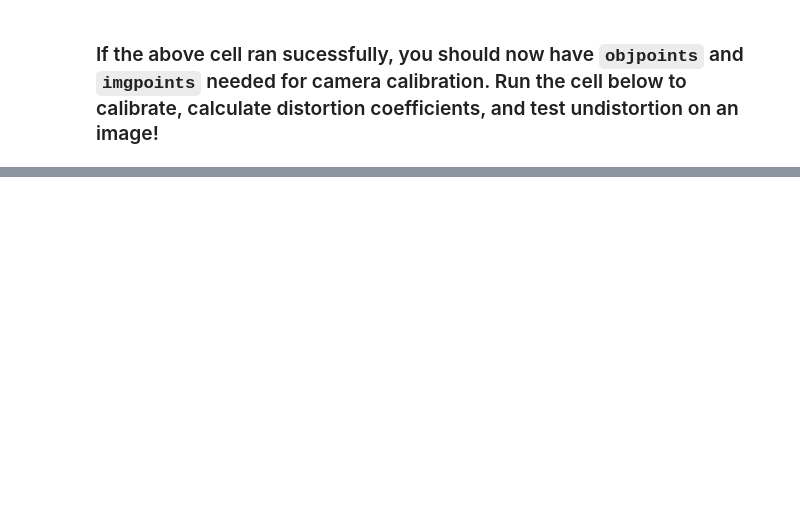
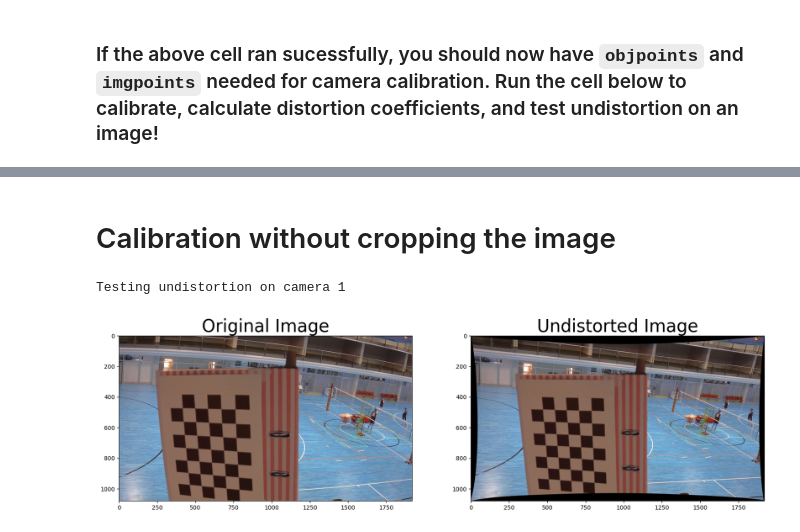
Before and after one commit to Elia-Tomaselli/CV-CameraCalibration, a Jupyter notebook: SMART-VIDEO_camera_calibration.ipynb, the cells around one changed output, grey strips where cells are left out. Cells and saved outputs as stored; diff of their text form; code cells hidden in the pictures; blank space fills up the shorter version.

```diff
--- a/SMART-VIDEO_camera_calibration.ipynb
+++ b/SMART-VIDEO_camera_calibration.ipynb
@@ -97,6 +100,7 @@ for camera in cameras_info:
         # Skip frames based on the frame_skip value
         if frame_count % frame_skip == 0:
             # Resize the frame to the new_resolution
+            real_img = img
             img = cv2.resize(img, new_resolution)
             gray = cv2.cvtColor(img, cv2.COLOR_BGR2GRAY)
 
@@ -127,6 +131,9 @@ for camera in cameras_info:
                     frame_skip = 15
                     frame_filename = os.path.join(output_dir, f"quadrant_{quadrant}_frame_{quadrant_frame_count[quadrant]}.jpg")
                     cv2.imwrite(frame_filename, img)
+                    #save also the real image
+                    frame_filename = os.path.join(output_dir, f"quadrant_{quadrant}_frame_{quadrant_frame_count[quadrant]}_real.jpg")
+                    cv2.imwrite(frame_filename, real_img)
                     quadrant_frame_count[quadrant] += 1
                     camera.objpoints.append(objp)  # 3D point in real-world space
                     camera.imgpoints.append(corners)
@@ -196,0 +225,44 @@ for camera in cameras_info:
+# %% [markdown]
+# Calibration without cropping the image
+# %%
+
+for camera in cameras_info:
+    # Test undistortion on an image
+    print("Testing undistortion on camera", camera.camera_number)
+    img = cv2.imread('samples/' + 'out' + str(camera.camera_number) + 'F' + '/quadrant_0_frame_0.jpg')
+    if img is None:
+        print("Image not found")
+        exit()
+    img_size = (img.shape[1], img.shape[0])
+
+    # Do camera calibration given object points and image points
+    ret, mtx, dist, rvecs, tvecs = cv2.calibrateCamera(camera.objpoints, camera.imgpoints, img_size,None,None)
+
+    #new camera matrix
+    new_mtx, roi = cv2.getOptimalNewCameraMatrix(mtx, dist, img_size, 1, img_size)
+
+    dst = cv2.undistort(img, mtx, dist, None, new_mtx)
+    cv2.imwrite('output/undistorted_' + 'out' + str(camera.camera_number) + 'F' +'.jpg',dst)
+
+    # Save the camera calibration result for later use (we won't worry about rvecs / tvecs)
+    dist_pickle = {}
+    dist_pickle["mtx"] = mtx
+    dist_pickle["dist"] = dist
+    pickle.dump( dist_pickle, open( "output/parameters_" + 'out' + str(camera.camera_number) + 'F' + ".p", "wb" ) )
+    # Append to a txt file the parameters
+    with open('output/parameters.txt', 'a') as f:
+        f.write("Camera " + str(camera.camera_number) + "\n" + "\n" )
+        f.write("mtx: " + str(mtx) + "\n")
+        f.write("dist: " + str(dist) + "\n")
+    # print("mtx: " + str(mtx) + "\n")
+    # print("dist: " + str(dist) + "\n")
+
+    # Visualize undistortion
+    f, (ax1, ax2) = plt.subplots(1, 2, figsize=(20,10))
+    ax1.imshow(img)
+    ax1.set_title('Original Image', fontsize=30)
+    ax2.imshow(dst)
+    ax2.set_title('Undistorted Image', fontsize=30)
+# %% [output]
+Testing undistortion on camera 1
+[figure, added]
```
Also changed, not shown: parts of 4 cells of this notebook, 5 other files.
